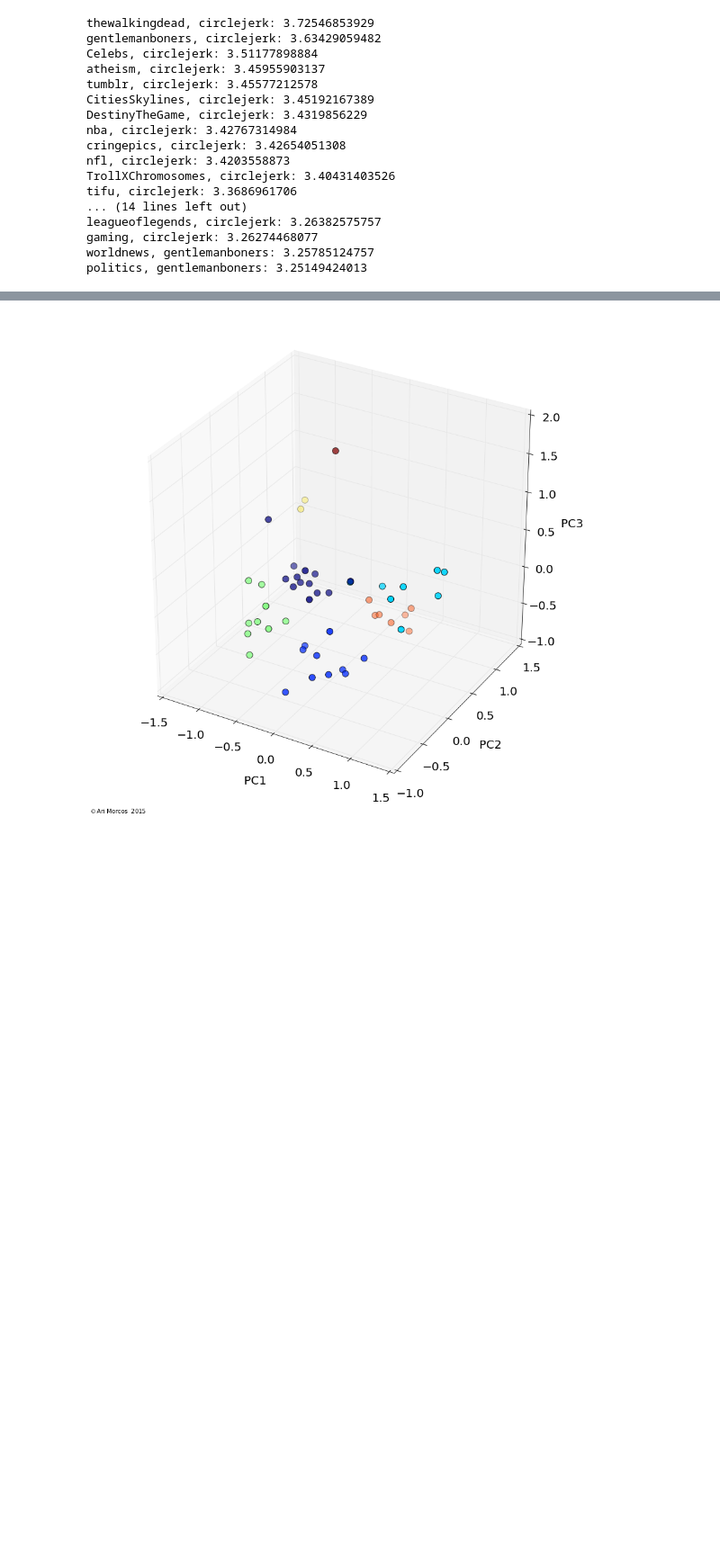
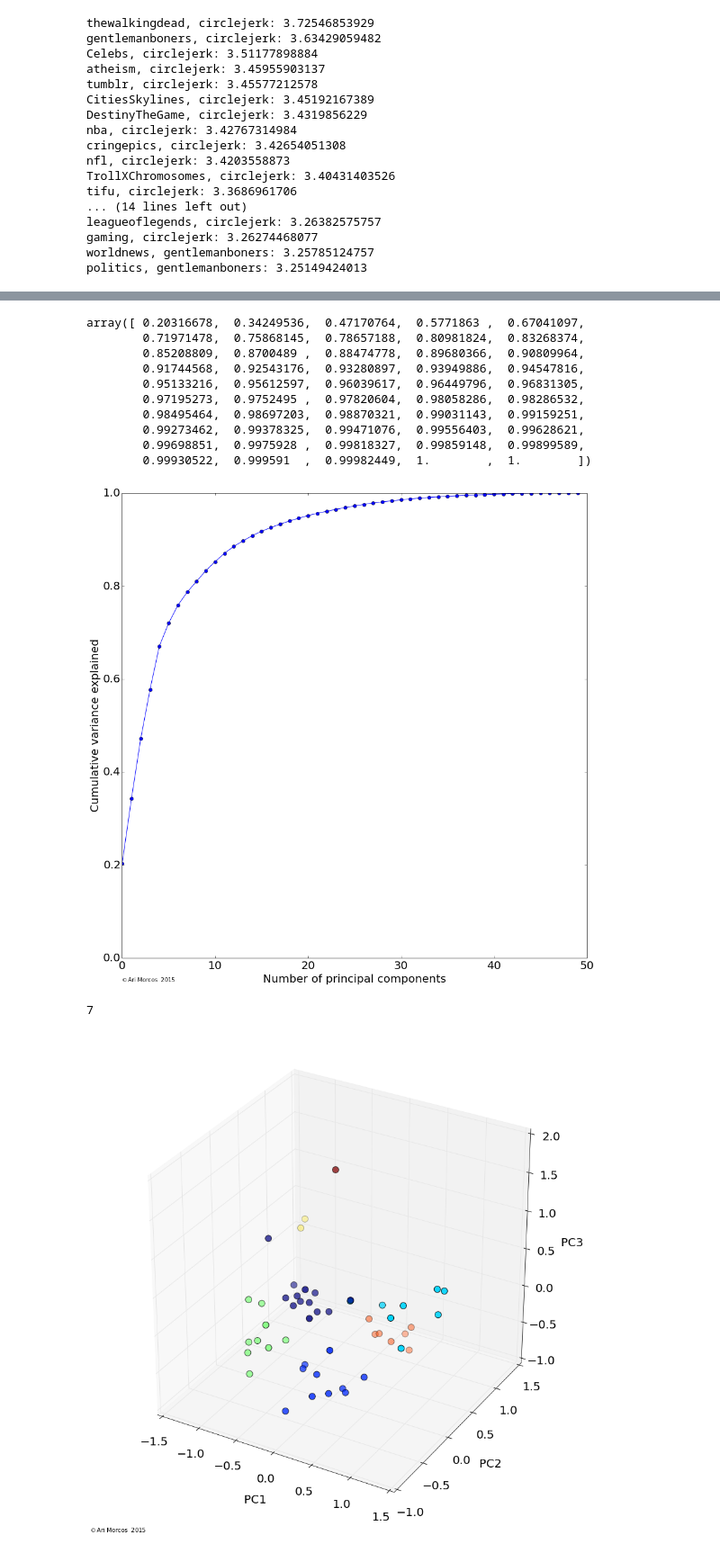
Before and after one commit to arimorcos/blog_analyses, a Jupyter notebook: Cluster comments.ipynb, the cells around one changed output, grey strips where cells are left out. Shown at 90% size. Cells and saved outputs as stored; diff of their text form; code cells hidden in the pictures; blank space fills up the shorter version.

```diff
--- a/Cluster comments.ipynb
+++ b/Cluster comments.ipynb
@@ -177,5 +200,5 @@ worldnews, gentlemanboners: 3.25785124757
 politics, gentlemanboners: 3.25149424013
 # %%
 """ perform pca """
-pcaObj = decomposition.PCA(n_components=3)
-reducedCounts = pcaObj.fit_transform(normCounts.transpose())
+pcaObj = decomposition.PCA()
+reducedCounts = pcaObj.fit_transform(normCounts.transpose())[:,0:3]
@@ -182,7 +216,36 @@ reducedCounts = pcaObj.fit_transform(normCounts.transpose())
+# %%
+""" plot cumsum of variance explained """
+varExp = np.cumsum(pcaObj.explained_variance_ratio_)
+fig = pp.figure(figsize=(15,15))
+ax = pp.subplot()
+ax.plot(varExp, marker='o');
+ax.set_xlabel("Number of principal components")
+ax.set_ylabel("Cumulative variance explained")
+ax.set_ylim(bottom=0, top=1)
+for item in ([ax.title, ax.xaxis.label, ax.yaxis.label] +
+                 ax.get_xticklabels() + ax.get_yticklabels()):
+        item.set_fontsize(20)
+addCopyright(ax)
+varExp
+# %% [output]
+array([ 0.20316678,  0.34249536,  0.47170764,  0.5771863 ,  0.67041097,
+        0.71971478,  0.75868145,  0.78657188,  0.80981824,  0.83268374,
+        0.85208809,  0.8700489 ,  0.88474778,  0.89680366,  0.90809964,
+        0.91744568,  0.92543176,  0.93280897,  0.93949886,  0.94547816,
+        0.95133216,  0.95612597,  0.96039617,  0.96449796,  0.96831305,
+        0.97195273,  0.9752495 ,  0.97820604,  0.98058286,  0.98286532,
+        0.98495464,  0.98697203,  0.98870321,  0.99031143,  0.99159251,
+        0.99273462,  0.99378325,  0.99471076,  0.99556403,  0.99628621,
+        0.99698851,  0.9975928 ,  0.99818327,  0.99859148,  0.99899589,
+        0.99930522,  0.999591  ,  0.99982449,  1.        ,  1.        ])
+[figure, added]
 # %%
 """ cluster points """
 apObj = cluster.AffinityPropagation(damping=0.75)
 apObj.fit(reducedCounts);
+len(set(apObj.labels_))
+# %% [output]
+7
 # %%
 # plot 3d
 #%matplotlib qt
```
Also changed, not shown: parts of 3 cells of this notebook.
